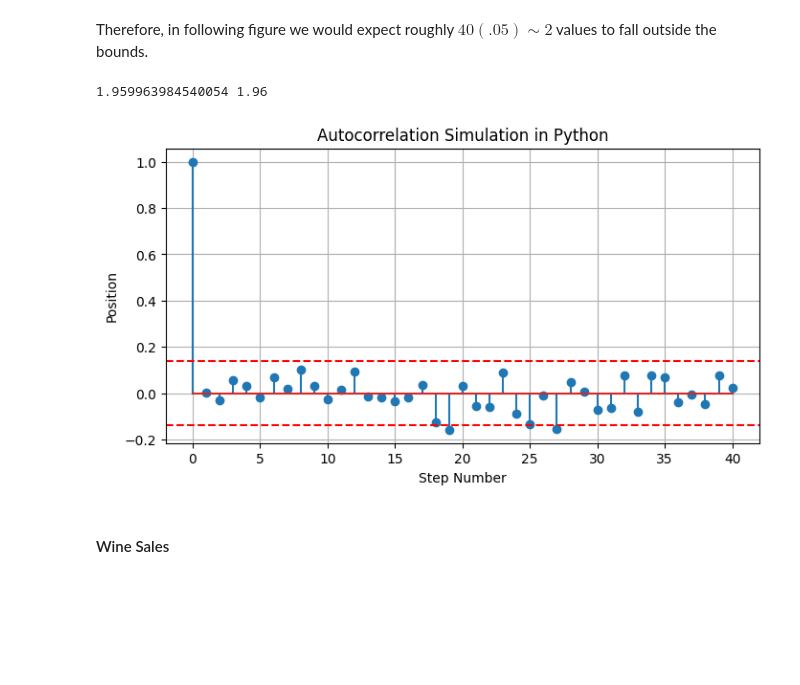
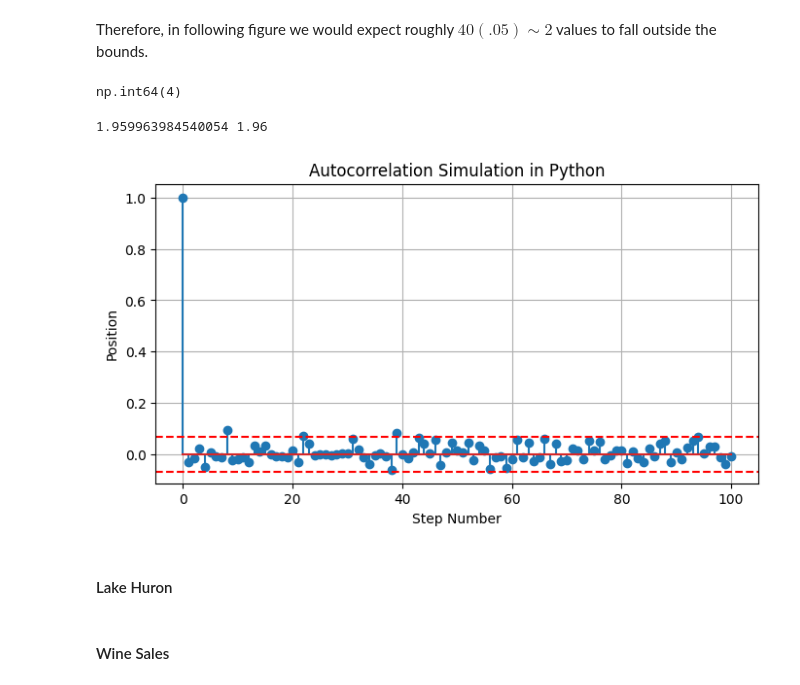
Before and after one commit to Bayan2019/kaz-gu, a Jupyter notebook: 01-ipynb/03-time-series-statistics/02-fundamentals.ipynb, the cells around one changed output. Saved outputs shown, nothing was run; the diff lists cells and outputs as text; code cells hidden in the pictures; blank space fills up the shorter version.

```diff
--- a/01-ipynb/03-time-series-statistics/02-fundamentals.ipynb
+++ b/01-ipynb/03-time-series-statistics/02-fundamentals.ipynb
@@ -461,7 +461,7 @@ def autocor(h:int, x:np.array)->float:
 # %% [markdown]
 #### iid
 # %%
-iidnorm = norm.rvs(loc=0, scale=1, size=200)
+iidnorm = norm.rvs(loc=0, scale=1, size=800)
 times = np.arange(len(iidnorm))
 # %%
 plt.figure(figsize=(8, 4))
@@ -476,3 +476,3 @@ plt.show()
 # %%
-acovs = [autocov(t, iidnorm) for t in np.arange(41)]
-acors = [autocor(t, iidnorm) for t in np.arange(41)]
+acovs = [autocov(t, iidnorm) for t in np.arange(101)]
+acors = [autocor(t, iidnorm) for t in np.arange(101)]
@@ -484,19 +482,25 @@ It can be shown, in fact, that for iid noise with finite variance, the sample au
 Hence, approximately $95%$ of the sample autocorrelations should fall between the bounds $\pm\frac{1.96}{n}$ (since $1.96$ is the $.975$ quantile of the standard normal distribution).
 # %% [markdown]
 Therefore, in following figure we would expect roughly $40(.05)\sim2$ values to fall outside the bounds.
+# %%
+sum(np.array(acors)**2>z_twotailed**2/800)
+# %% [output]
+np.int64(4)
 # %%
 print(z_twotailed, 1.96)
 # %% [output]
 1.959963984540054 1.96
 # %%
 plt.figure(figsize=(8, 4))
-plt.stem(np.arange(41), acors)
-plt.axhline(z_twotailed/np.sqrt(200), color='r', linestyle='--')
-plt.axhline(-z_twotailed/np.sqrt(200), color='r', linestyle='--')
+plt.stem(np.arange(101), acors)
+plt.axhline(z_twotailed/np.sqrt(800), color='r', linestyle='--')
+plt.axhline(-z_twotailed/np.sqrt(800), color='r', linestyle='--')
 plt.title("Autocorrelation Simulation in Python")
 plt.xlabel("Step Number")
 plt.ylabel("Position")
 plt.grid(True)
 plt.show()
 # %% [output]
-[figure, old version]
+[figure, new version]
+# %% [markdown]
+#### Lake Huron
```
Also changed, not shown: parts of 6 cells of this notebook, 1 other file.
